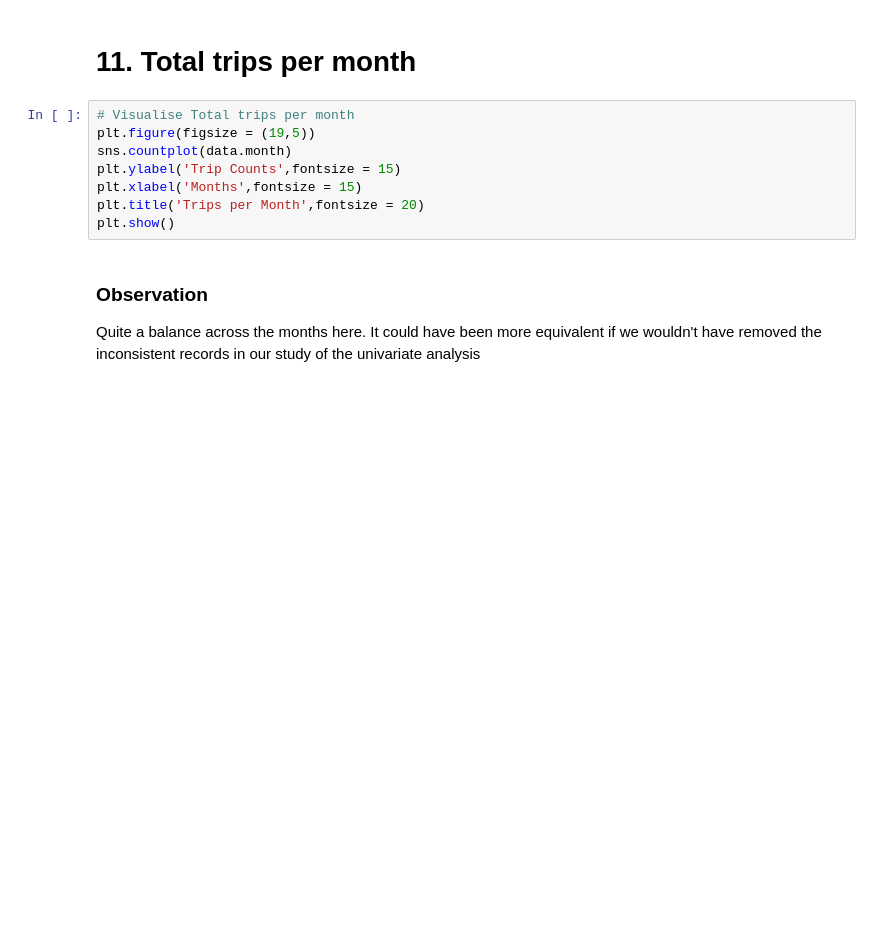
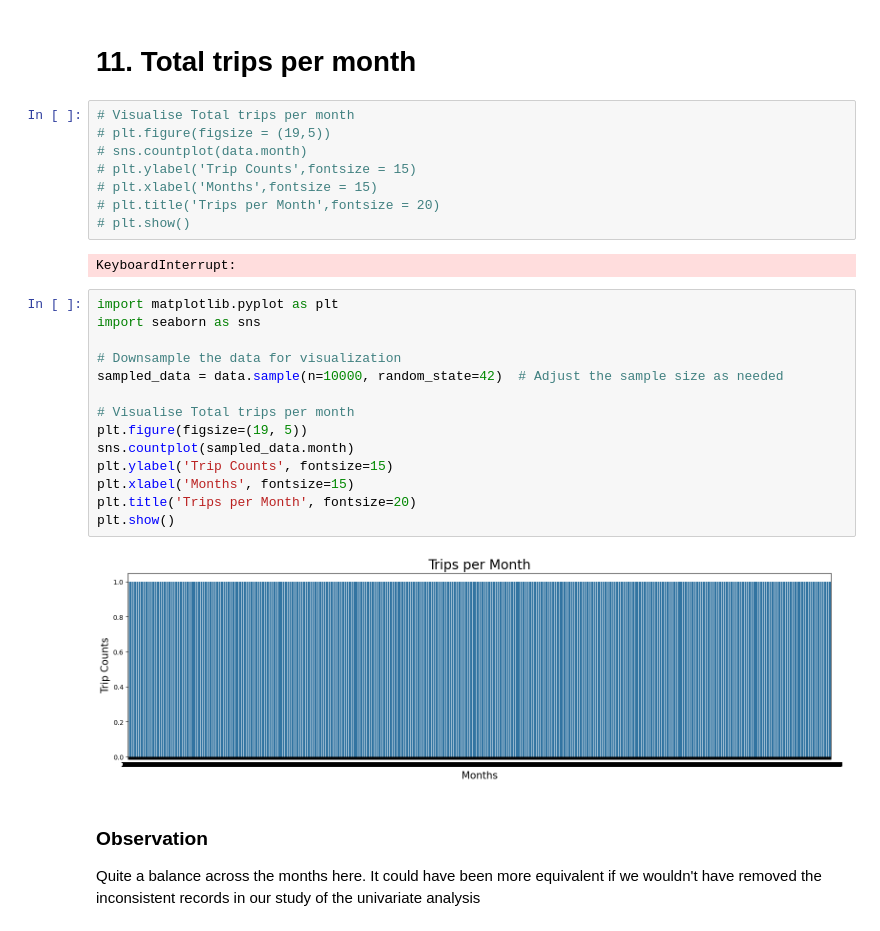
Before and after one commit to JapiKredi/Pinnacle_AI_program_AnalyticsVidyha, a Jupyter notebook: Assignment_nyc_taxi_trip_duration_JasperBongers.ipynb, the cells around one changed output. Cells and saved outputs as stored; diff of their text form; blank space fills up the shorter version.

```diff
--- a/Assignment_nyc_taxi_trip_duration_JasperBongers.ipynb
+++ b/Assignment_nyc_taxi_trip_duration_JasperBongers.ipynb
@@ -900,12 +926,30 @@ plt.show()
 # 11. Total trips per month
 # %%
 # Visualise Total trips per month
-plt.figure(figsize = (19,5))
-sns.countplot(data.month)
-plt.ylabel('Trip Counts',fontsize = 15)
-plt.xlabel('Months',fontsize = 15)
-plt.title('Trips per Month',fontsize = 20)
-plt.show()
+# plt.figure(figsize = (19,5))
+# sns.countplot(data.month)
+# plt.ylabel('Trip Counts',fontsize = 15)
+# plt.xlabel('Months',fontsize = 15)
+# plt.title('Trips per Month',fontsize = 20)
+# plt.show()
+# %% [output]
+KeyboardInterrupt:
+# %%
+import matplotlib.pyplot as plt
+import seaborn as sns
+
+# Downsample the data for visualization
+sampled_data = data.sample(n=10000, random_state=42)  # Adjust the sample size as needed
+
+# Visualise Total trips per month
+plt.figure(figsize=(19, 5))
+sns.countplot(sampled_data.month)
+plt.ylabel('Trip Counts', fontsize=15)
+plt.xlabel('Months', fontsize=15)
+plt.title('Trips per Month', fontsize=20)
+plt.show()
+# %% [output]
+[figure, added]
 # %% [markdown]
 ### Observation
 
```
Also changed, not shown: parts of 70 cells of this notebook.
